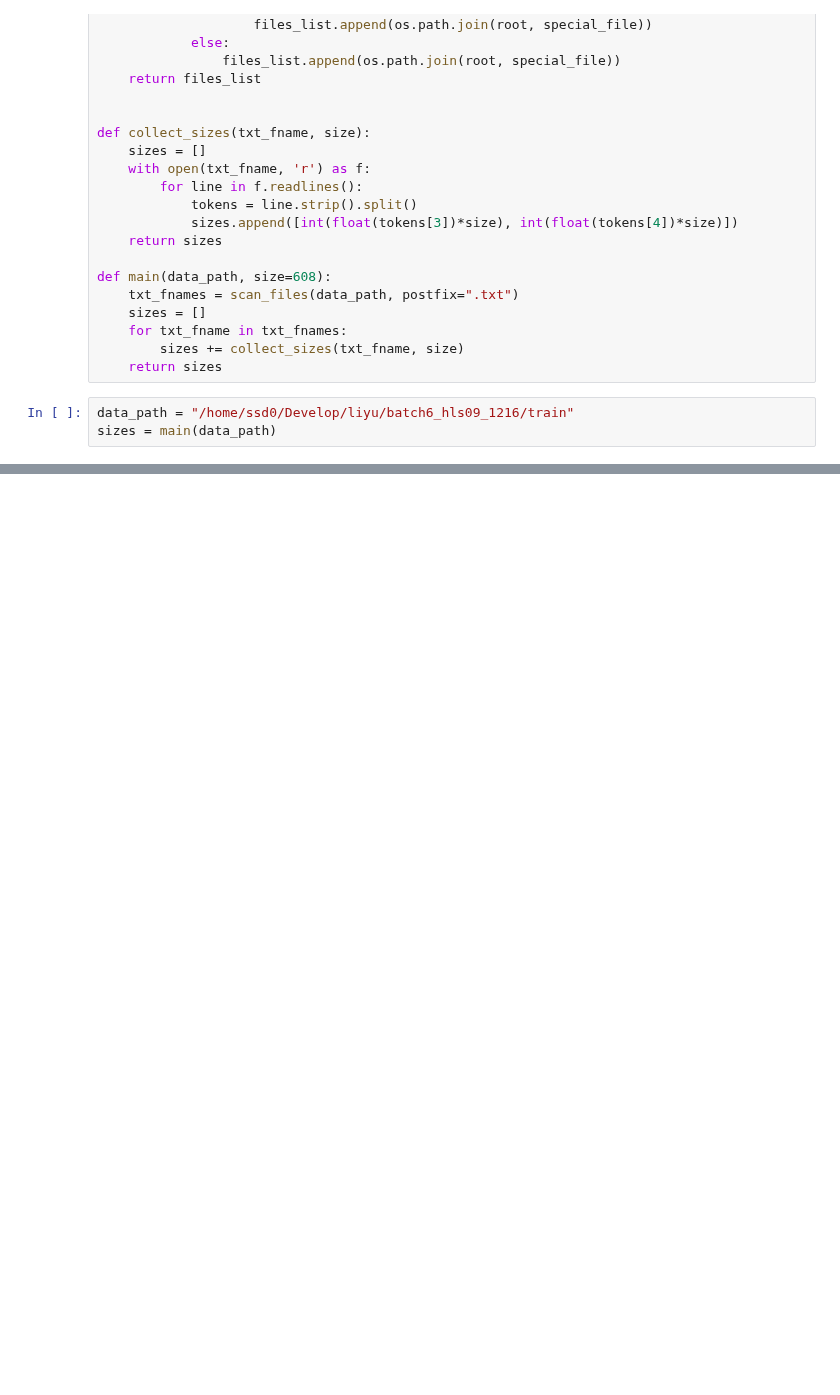
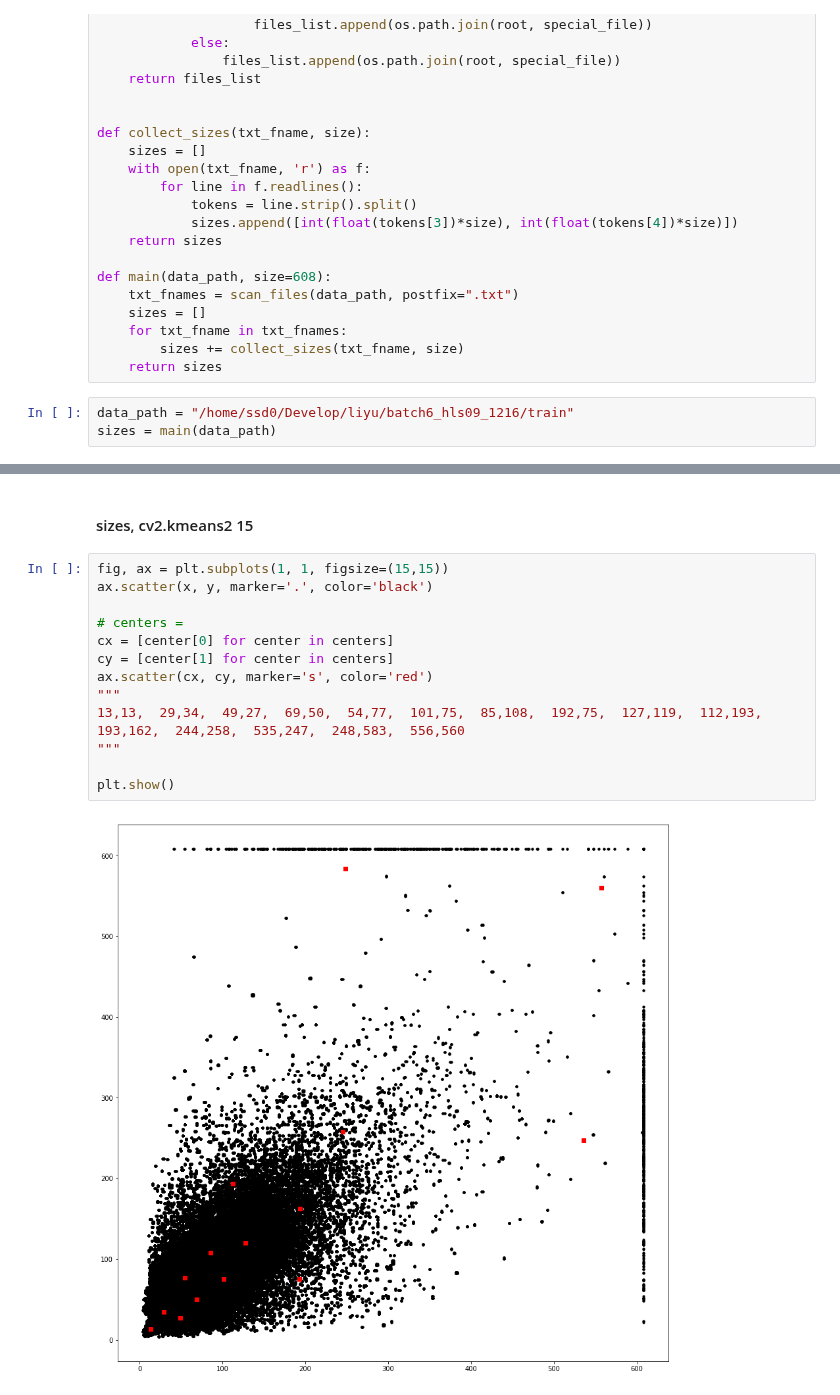
Before and after one commit to liyu10000/tct, a Jupyter notebook: conference/darknet/kmeans.ipynb, the cells around one changed output, grey strips where cells are left out. Cells and saved outputs as stored; diff of their text form; blank space fills up the shorter version.

```diff
--- a/conference/darknet/kmeans.ipynb
+++ b/conference/darknet/kmeans.ipynb
@@ -37,0 +102,17 @@ sizes = main(data_path)
+# %% [markdown]
+#### sizes, cv2.kmeans2 15
+# %%
+fig, ax = plt.subplots(1, 1, figsize=(15,15))
+ax.scatter(x, y, marker='.', color='black')
+
+# centers =
+cx = [center[0] for center in centers]
+cy = [center[1] for center in centers]
+ax.scatter(cx, cy, marker='s', color='red')
+"""
+13,13,  29,34,  49,27,  69,50,  54,77,  101,75,  85,108,  192,75,  127,119,  112,193,  193,162,  244,258,  535,247,  248,583,  556,560
+"""
+
+plt.show()
+# %% [output]
+[figure, added]
```
Also changed, not shown: parts of 21 cells of this notebook, 7 other files.
